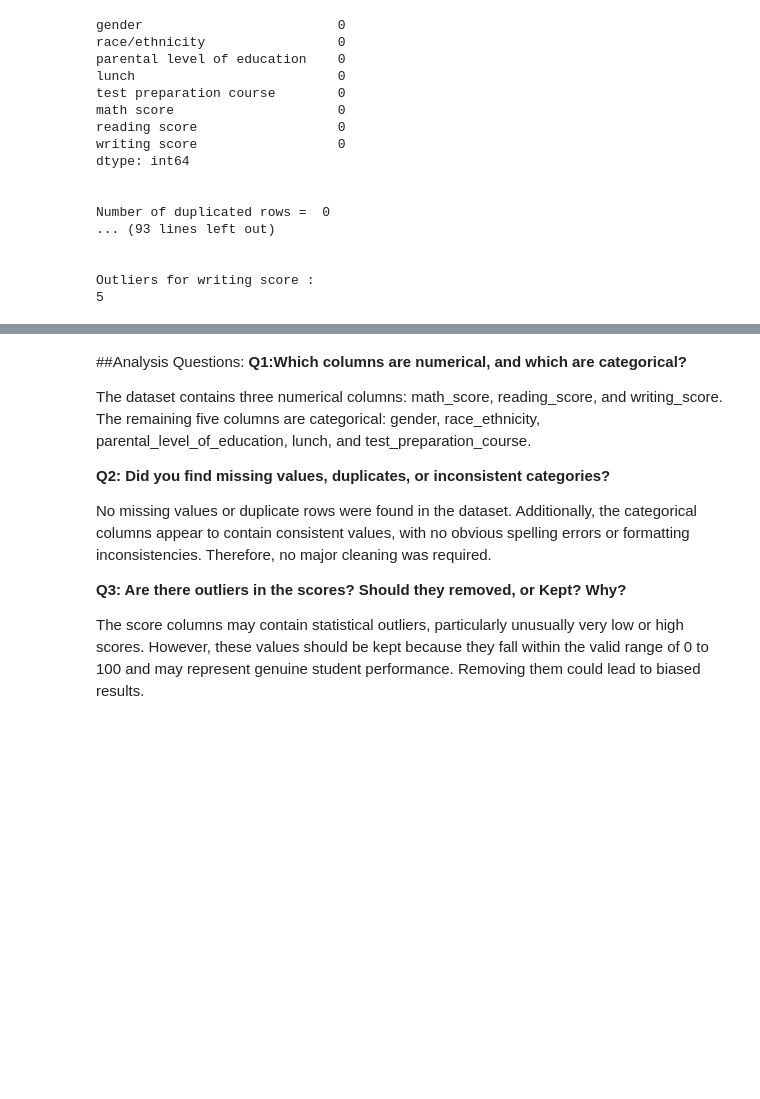
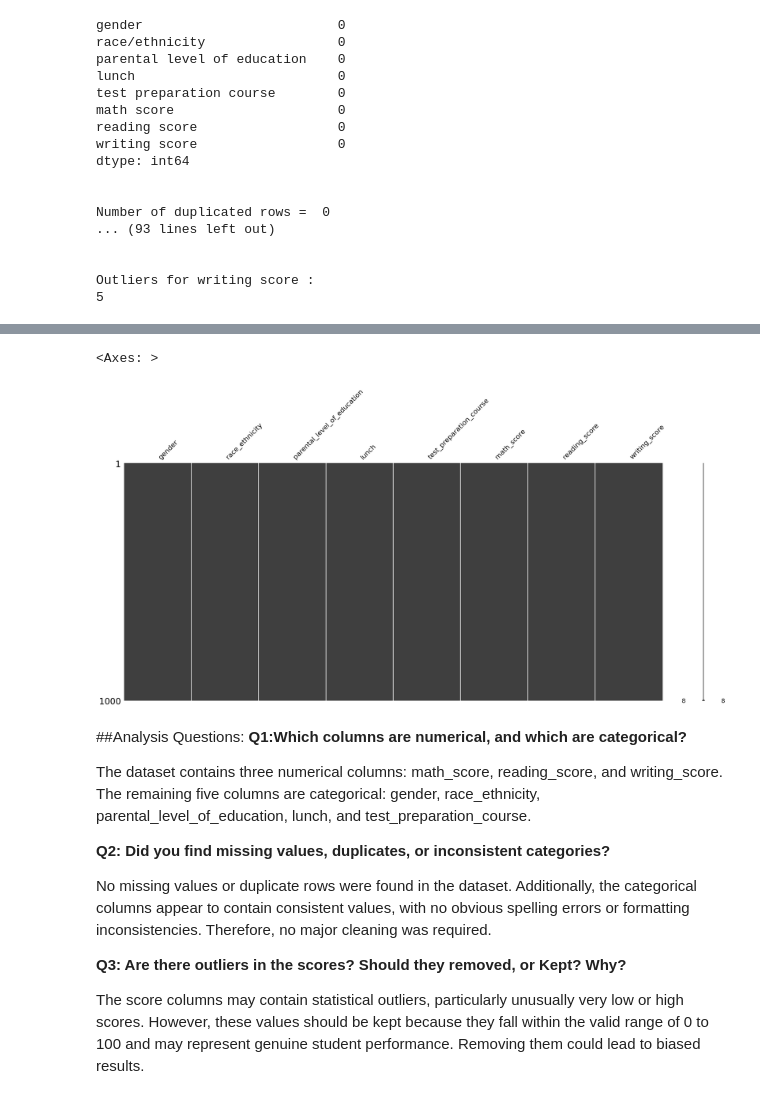
Before and after one commit to YousefHanna20/Student-Performance-EDA, a Jupyter notebook: Student_Performance_EDA.ipynb, the cells around one changed output, grey strips where cells are left out. Cells and saved outputs as stored; diff of their text form; code cells hidden in the pictures; blank space fills up the shorter version.

```diff
--- a/Student_Performance_EDA.ipynb
+++ b/Student_Performance_EDA.ipynb
@@ -118,6 +118,13 @@ df.head()
 | 2 | female | group B | master's degree | standard | none | 90 | ... |
 | 3 | male | group A | associate's degree | free/reduced | none | 47 | ... |
 | 4 | male | group C | some college | standard | none | 76 | ... |
+# %%
+#Using matrix plot to confirm there is no missing values exist
+import missingno as msno
+msno.matrix(df)
+# %% [output]
+<Axes: >
+[figure, added]
 # %% [markdown]
 ##Analysis Questions:
 **Q1:Which columns are numerical, and which are categorical?**
```
Also changed, not shown: parts of 19 cells of this notebook.
